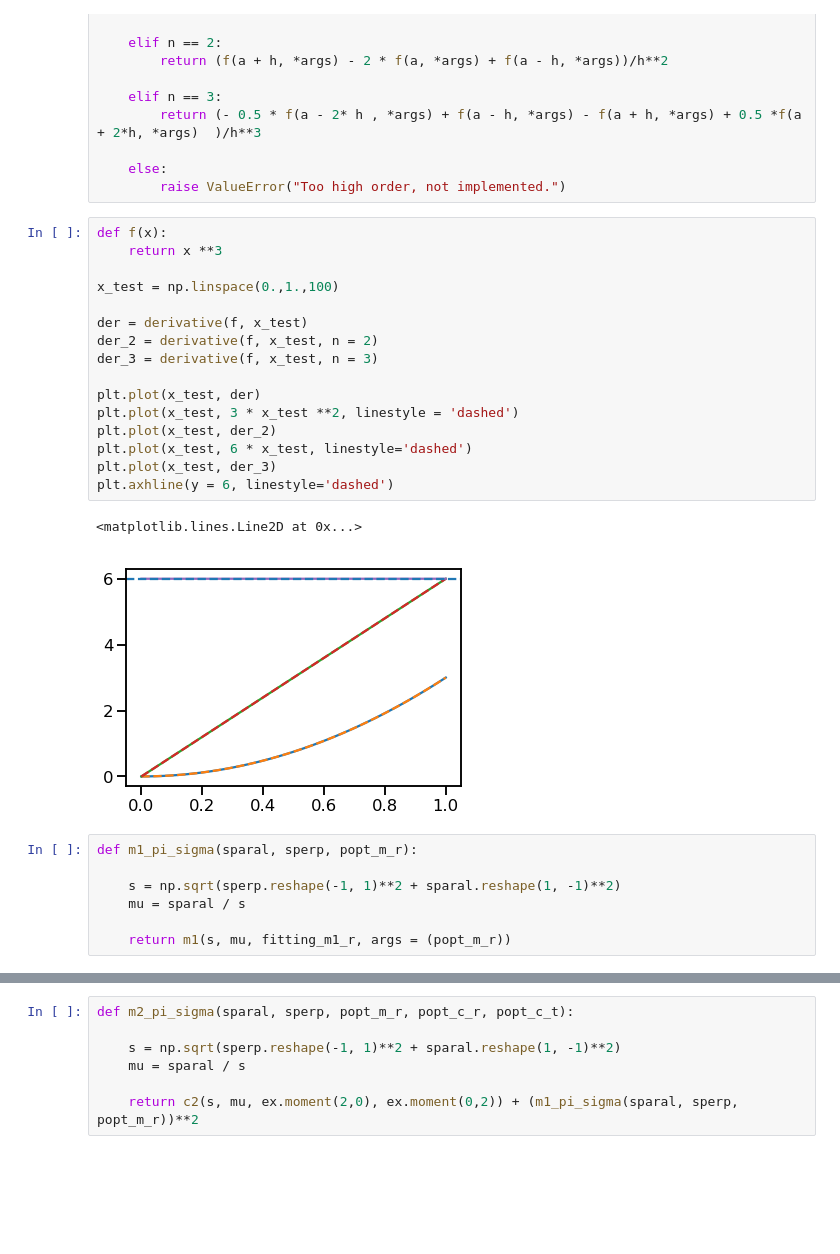
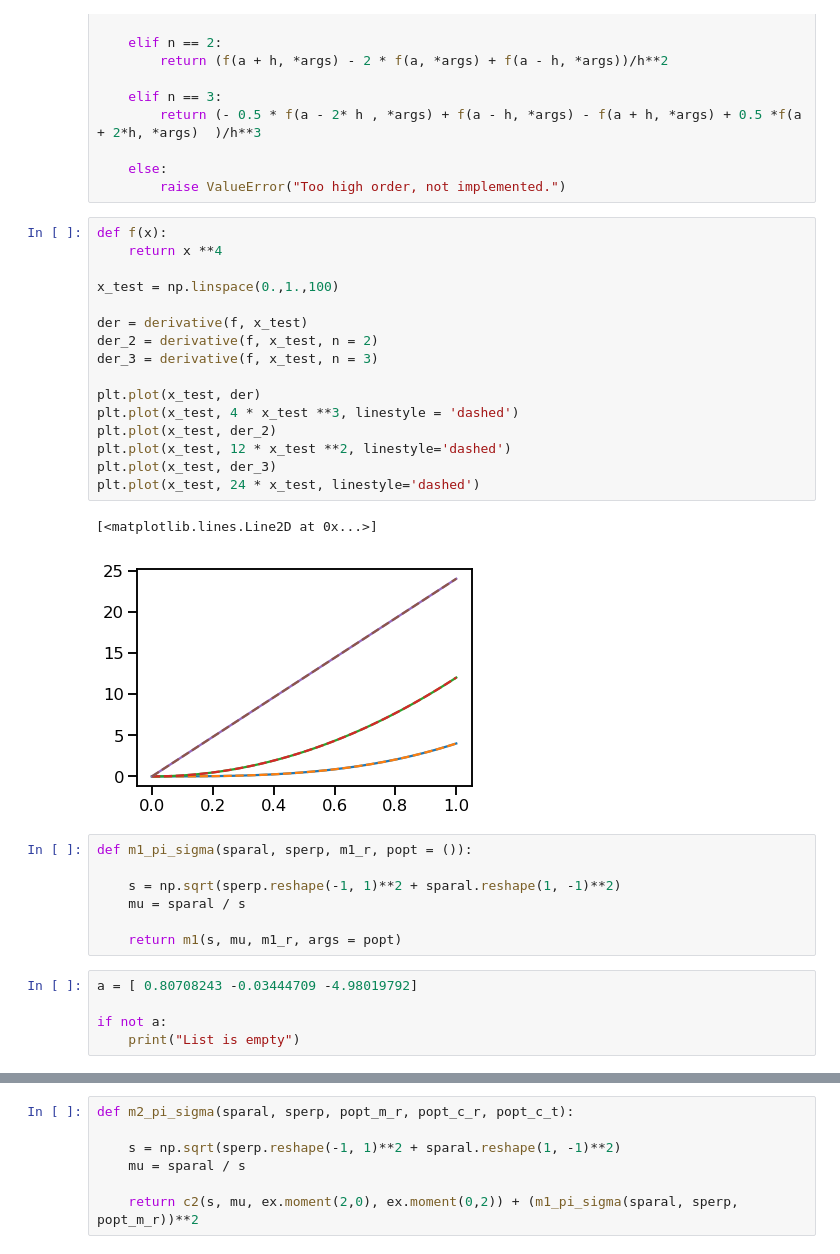
Before and after one commit to florpi/CentralStreamingModel, a Jupyter notebook: dimred/taylor_directly.ipynb, the cells around one changed output, grey strips where cells are left out. Saved outputs shown, nothing was run; the diff lists cells and outputs as text; blank space fills up the shorter version.

```diff
--- a/dimred/taylor_directly.ipynb
+++ b/dimred/taylor_directly.ipynb
@@ -368,28 +363,33 @@ def derivative(f, a, n = 1, args = (), h = 0.0001):
         raise ValueError("Too high order, not implemented.")
 # %%
 def f(x):
-    return x **3
+    return x **4
 
 x_test = np.linspace(0.,1.,100)
 
 der = derivative(f, x_test)
 der_2 = derivative(f, x_test, n = 2)
 der_3 = derivative(f, x_test, n = 3)
 
 plt.plot(x_test, der)
-plt.plot(x_test, 3 * x_test **2, linestyle = 'dashed')
+plt.plot(x_test, 4 * x_test **3, linestyle = 'dashed')
 plt.plot(x_test, der_2)
-plt.plot(x_test, 6 * x_test, linestyle='dashed')
+plt.plot(x_test, 12 * x_test **2, linestyle='dashed')
 plt.plot(x_test, der_3)
-plt.axhline(y = 6, linestyle='dashed')
+plt.plot(x_test, 24 * x_test, linestyle='dashed')
 # %% [output]
-<matplotlib.lines.Line2D at 0x...>
+[<matplotlib.lines.Line2D at 0x...>]
-[figure, old version]
+[figure, new version]
 # %%
-def m1_pi_sigma(sparal, sperp, popt_m_r):
+def m1_pi_sigma(sparal, sperp, m1_r, popt = ()):
 
     s = np.sqrt(sperp.reshape(-1, 1)**2 + sparal.reshape(1, -1)**2)
     mu = sparal / s
 
-    return m1(s, mu, fitting_m1_r, args = (popt_m_r))
+    return m1(s, mu, m1_r, args = popt)
+# %%
+a = [ 0.80708243 -0.03444709 -4.98019792]
+
+if not a:
+    print("List is empty")
 # %%
```
Also changed, not shown: parts of 10 cells of this notebook.
